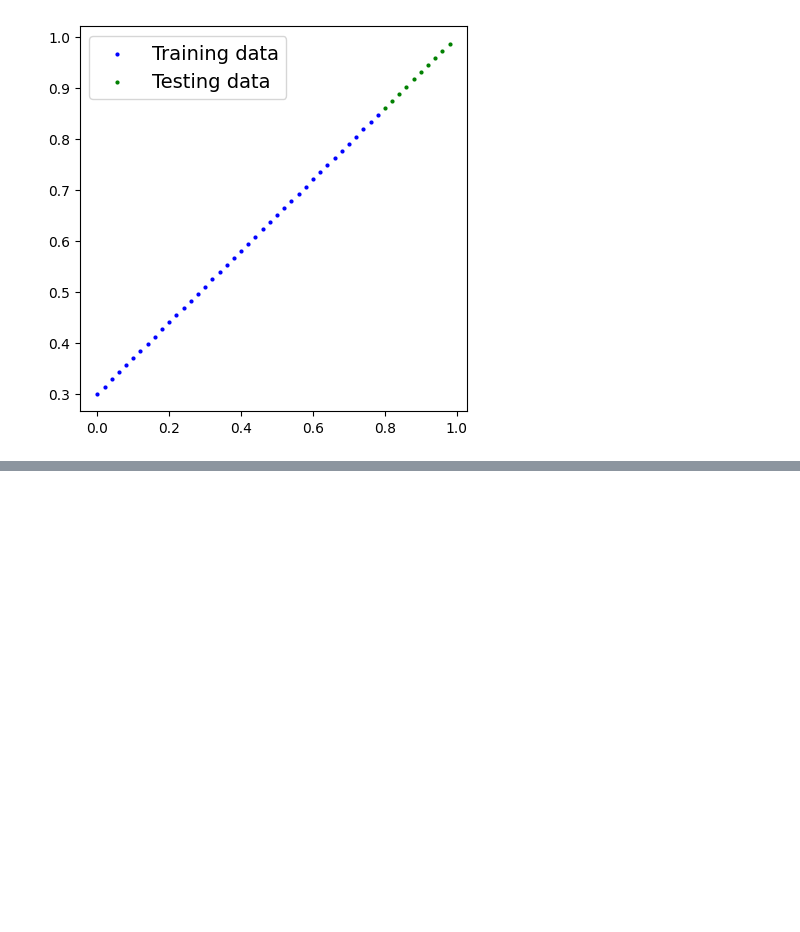
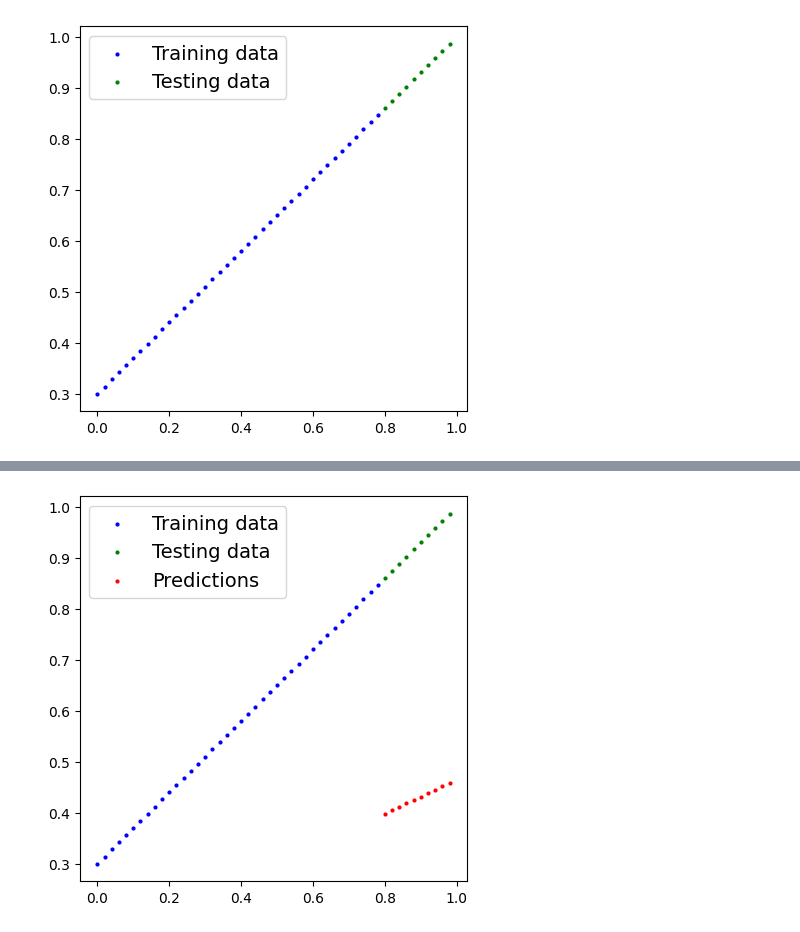
Before and after one commit to Brinkley97/tutorial-coding_languages_and_libraries, a Jupyter notebook: py_torch/workflow.ipynb, the cells around one changed output, grey strips where cells are left out. Drawn from its saved outputs; the diff is of its cells as text; code cells hidden in the pictures; blank space fills up the shorter version.

Commit message:
created a model, loss, optimizer

```diff
--- a/py_torch/workflow.ipynb
+++ b/py_torch/workflow.ipynb
@@ -83,0 +109,13 @@ plot_predictions()
+# %%
+# Create a linear regression model class
+class LinearRegressionModel(nn.Module):
+    def __init__(self):
+        super().__init__()
+        # Randomly initializations our learnable model parameters
+        self.weights = nn.Parameter(torch.randn(1, requires_grad=True, dtype=torch.float32))
+        self.bias = nn.Parameter(torch.randn(1, requires_grad=True, dtype=torch.float32))
+
+        # Forward method to define the computation in the model
+    def forward(self, input_x: torch.Tensor) -> torch.Tensor:
+        y = self.weights * input_x + self.bias
+        return y
@@ -83,0 +126,11 @@ plot_predictions()
+# %%
+# Create random seed because we initialize randomly and want to stablize our random values
+# stablize as in keep random #s same; remove manual_seed() and model params will change
+# helps with reproducing works
+torch.manual_seed(42)
+
+# Create instance of model (this is a subclass of of nn.Module)
+linear_regression_model = LinearRegressionModel()
+
+# Check out parameters
+linear_regression_model.state_dict()
@@ -83,0 +177,10 @@ plot_predictions()
+# %%
+# Make predictions with model
+with torch.inference_mode():
+    lr_y_preds = linear_regression_model.forward(X_test)
+
+# Similar as above, however inference_mode is preferred
+# with torch.no_grad():
+#     lr_y_preds = linear_regression_model.forward(X_test)
+
+lr_y_preds
@@ -83,0 +198,4 @@ plot_predictions()
+# %%
+plot_predictions(predictions=lr_y_preds)
+# %% [output]
+[figure, added]
```
Also changed, not shown: parts of 12 cells of this notebook.
